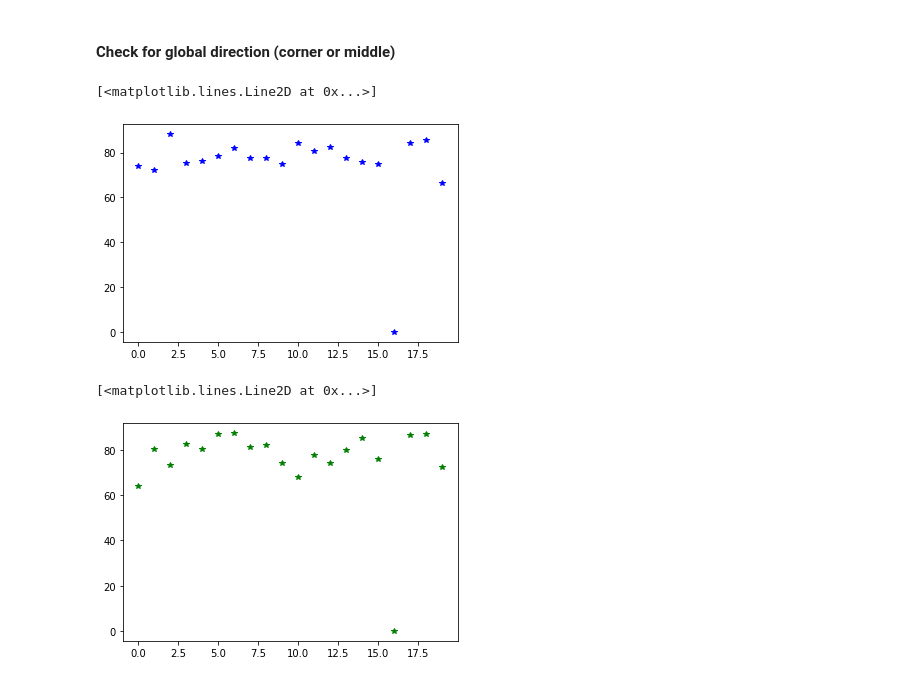
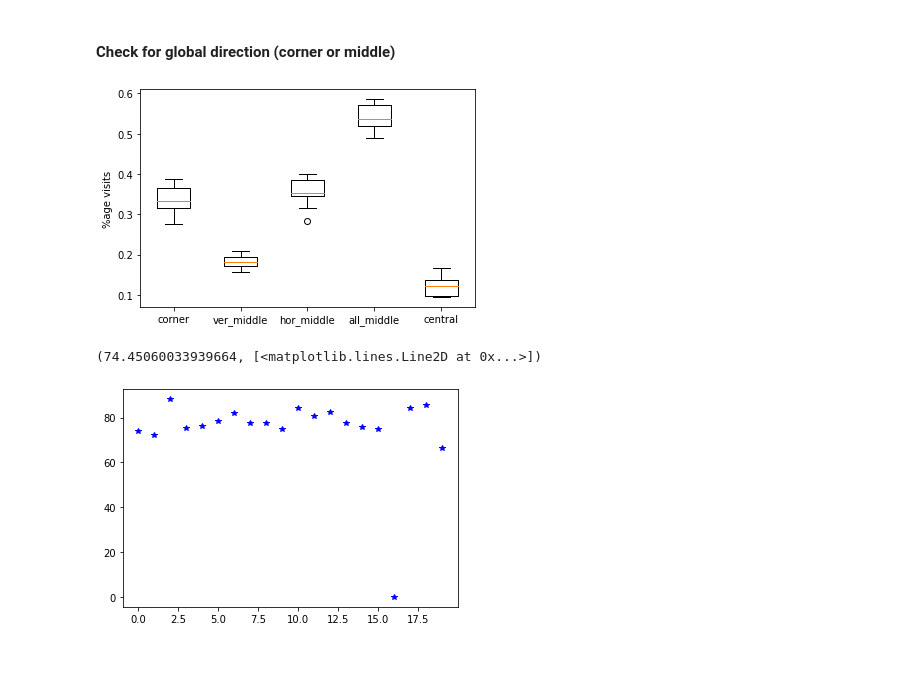
Before and after one commit to umeshksingla/MouseMazeHierRL, a Jupyter notebook: LoS_analysis.ipynb, the cells around one changed output. Cells and saved outputs as stored; diff of their text form; code cells hidden in the pictures.

Commit message:
LoS analysis: check global direction

```diff
--- a/LoS_analysis.ipynb
+++ b/LoS_analysis.ipynb
@@ -287,14 +287,46 @@ hor_middle_nodes = [92, 94, 116, 118, 71, 73, 95, 97]
+# %%
+corner_nodes = [15, 20, 25, 30]
+ver_middle_nodes = [16, 19, 26, 29]
+hor_middle_nodes = [17, 22, 23, 28]
+central_nodes = [18, 21, 24, 27]
+middle_nodes = ver_middle_nodes + hor_middle_nodes
+# %%
+def _count_node_visits_per_mouse(nickname):
+    endnode_counts = defaultdict(int)
+    tf = LoadTraj(nickname+'-tf')
+    for i, bout in enumerate(tf.no):
+        for node, _ in bout:
+            endnode_counts[node] += 1
+    total = sum([endnode_counts[i] for i in lv6_nodes]) + 1
+    for i in endnode_counts:
+        endnode_counts[i] = round(endnode_counts[i]/total, 4)
+    return endnode_counts
+# %%
+endnode_visit_counts = {}
+for nickname in AllNames:
+    endnode_visit_counts[nickname] = _count_node_visits_per_mouse(nickname)
 # %%
 def get_global_direction(nodes):
     global_direction = defaultdict(list)
-    for nickname in AllNames:
-        global_direction[nickname] = [los_preference_node_wise_dict[nickname][c] for c in nodes]
-    avg_global_direction = dict([(m, np.mean(v)) for m, v in global_direction.items()])
-    return avg_global_direction
+    expand_nodes = [i for c in nodes for i in get_nodes_in_a_box(c)]
+    for nickname in RewNames:
+        global_direction[nickname] = sum([endnode_visit_counts[nickname][c] for c in expand_nodes])
+    return global_direction
+# %%
+dir_data = []
+labels = ['corner', 'ver_middle', 'hor_middle', 'all_middle', 'central']
+for set_nodes in [corner_nodes, ver_middle_nodes, hor_middle_nodes, middle_nodes, central_nodes]:
+    avg_global_direction = get_global_direction(set_nodes)
+    dir_data.append(list(avg_global_direction.values()))
+plt.boxplot(dir_data, labels=labels)
+plt.ylabel('%age visits')
+plt.show()
+# %% [output]
+[figure, added]
 # %%
 avg_global_direction = get_global_direction(corner_nodes)
 # %%
-plt.plot(avg_global_direction.values(), 'b*')
+np.mean(list(avg_global_direction.values())), plt.plot(avg_global_direction.values(), 'b*')
 # %% [output]
-[<matplotlib.lines.Line2D at 0x...>]
+(74.45060033939664, [<matplotlib.lines.Line2D at 0x...>])
 [figure]
@@ -303,5 +332,0 @@ avg_global_direction = get_global_direction(ver_middle_nodes)
-# %%
-plt.plot(avg_global_direction.values(), 'g*')
-# %% [output]
-[<matplotlib.lines.Line2D at 0x...>]
-[figure, removed]
```
Also changed, not shown: parts of 8 cells of this notebook.
